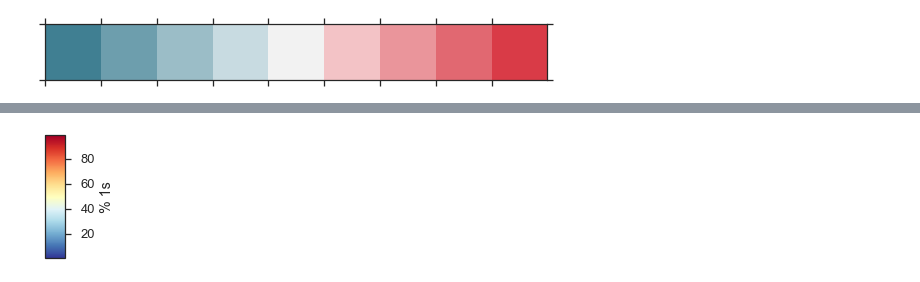
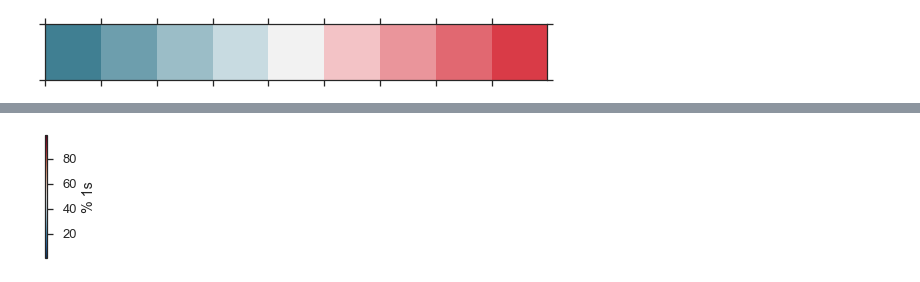
Before and after one commit to YeoLab/singlecell_pnm, a Jupyter notebook: S07._Supplementary_Figure7/S07.04_Supplementary_Figure_7_Anchor_Comparison_to_diptest.ipynb, the cells around one changed output, grey strips where cells are left out. Cells and saved outputs as stored; diff of their text form; code cells hidden in the pictures.

Commit message:
separated out maybe bimodals and perfect modaliltes for testing bimodality index

```diff
--- a/S07._Supplementary_Figure7/S07.04_Supplementary_Figure_7_Anchor_Comparison_to_diptest.ipynb
+++ b/S07._Supplementary_Figure7/S07.04_Supplementary_Figure_7_Anchor_Comparison_to_diptest.ipynb
@@ -190,12 +179,16 @@ import matplotlib as mpl
 # %%
-fig, ax = plt.subplots(figsize=(1.25, 2))
-cmap = mpl.cm.RdYlBu_r
+import matplotlib as mpl
+import matplotlib.pyplot as plt
+%matplotlib inline
+
+fig, ax = plt.subplots(figsize=(1, 2))
+cmap = mpl.cm.RdBu_r
 norm = mpl.colors.Normalize(vmin=1, vmax=99)
 mpl.colorbar.ColorbarBase(ax, cmap=cmap, label='% 1s', norm=norm, ticks=[0, 20, 40, 60, 80, 100])
 fig.tight_layout()
-fig.savefig('')
+fig.savefig('maybe_bimodals_percent_ones_colorbar_cmap.pdf')
 # %% [output]
-[figure, old version]
+[figure, new version]
 # %%
 diptest_with_metadata.head()
 # %% [output]
```
Also changed, not shown: parts of 9 cells of this notebook, 24 other files.
